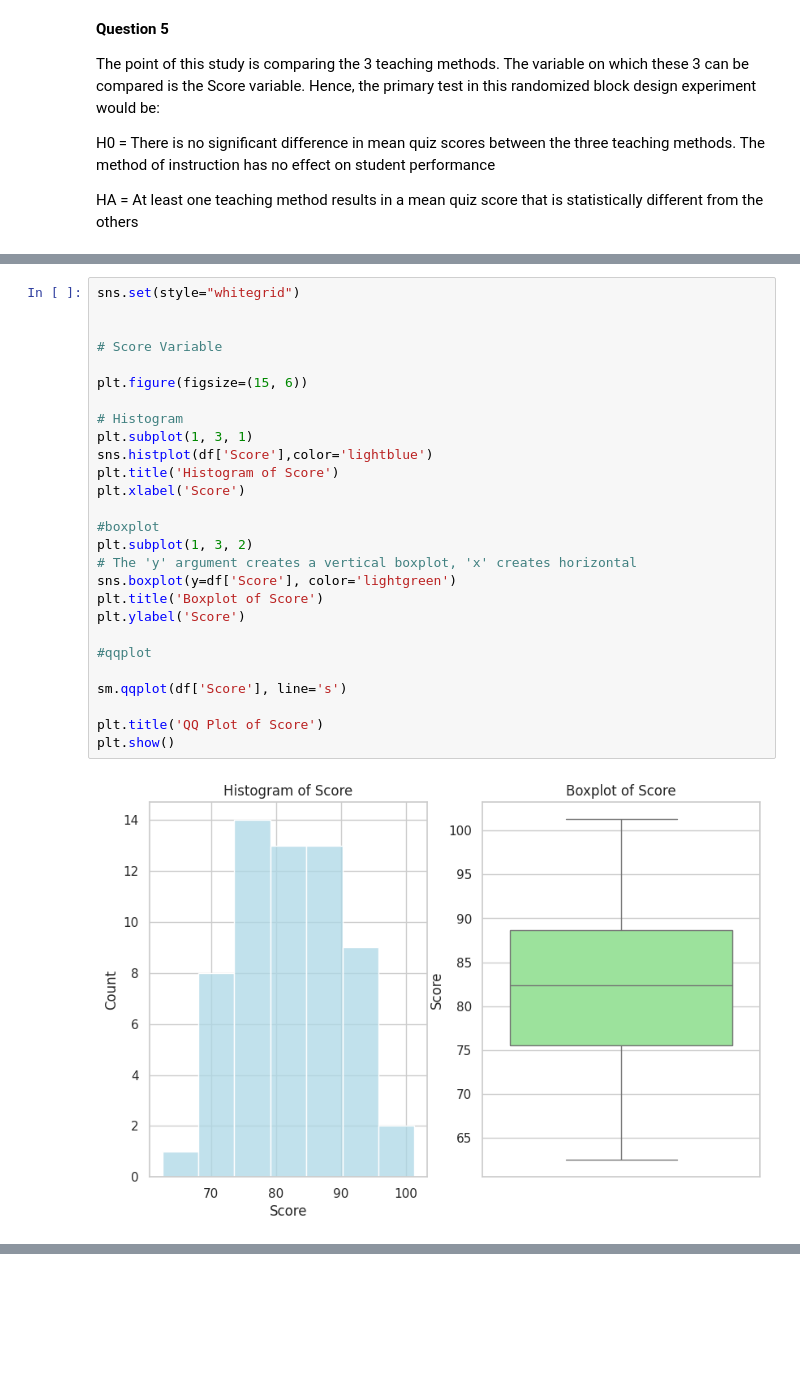
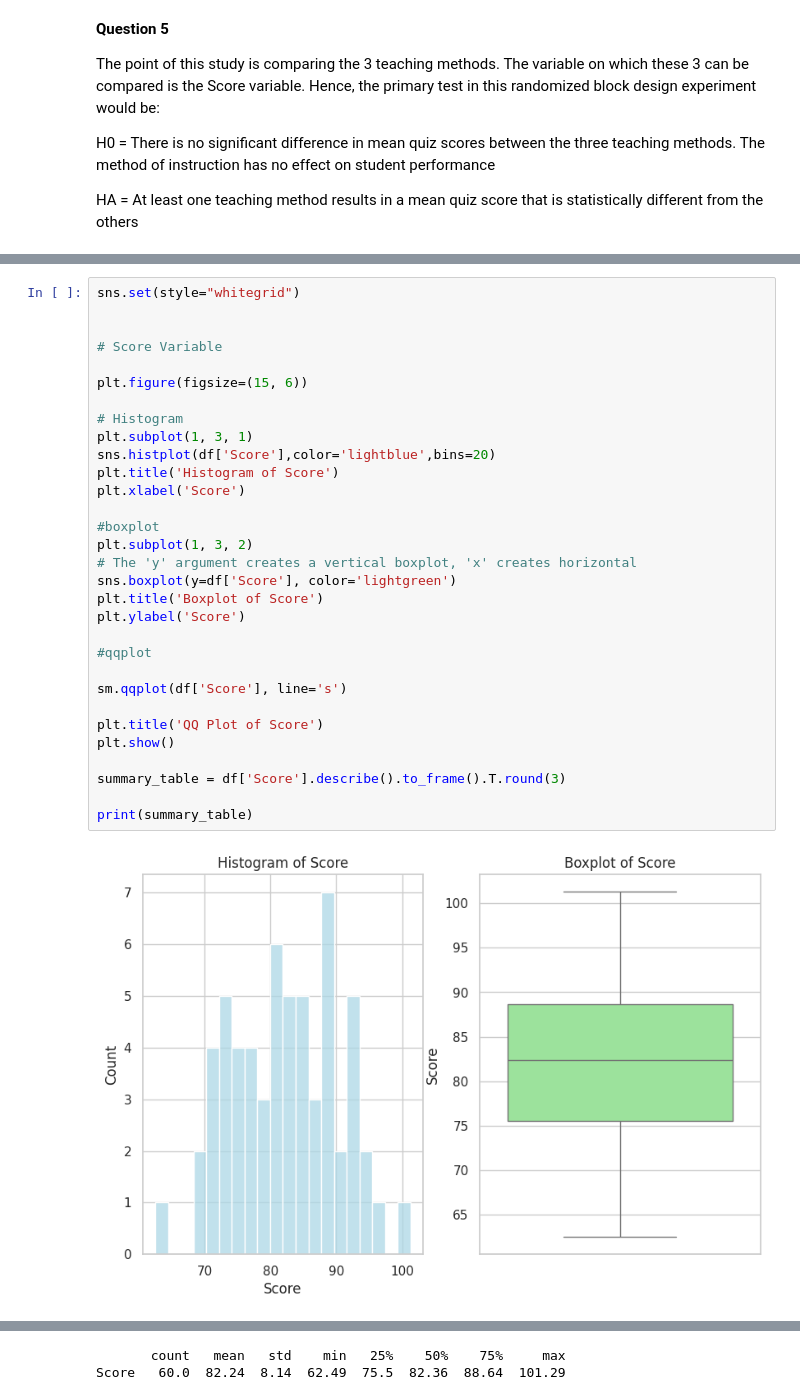
Before and after one commit to Cipher212/STAT-7220-Applied-Experimental-Design, a Jupyter notebook: Assignments/HW2/HW-2.ipynb, the cells around one changed output, grey strips where cells are left out. Saved outputs shown, nothing was run; the diff lists cells and outputs as text; blank space fills up the shorter version.

```diff
--- a/Assignments/HW2/HW-2.ipynb
+++ b/Assignments/HW2/HW-2.ipynb
@@ -197,30 +200,36 @@ HA = At least one teaching method results in a mean quiz score that is statistic
 # %%
 sns.set(style="whitegrid")
 
 
 # Score Variable
 
 plt.figure(figsize=(15, 6))
 
 # Histogram
 plt.subplot(1, 3, 1)
-sns.histplot(df['Score'],color='lightblue')
+sns.histplot(df['Score'],color='lightblue',bins=20)
 plt.title('Histogram of Score')
 plt.xlabel('Score')
 
 #boxplot
 plt.subplot(1, 3, 2)
 # The 'y' argument creates a vertical boxplot, 'x' creates horizontal
 sns.boxplot(y=df['Score'], color='lightgreen')
 plt.title('Boxplot of Score')
 plt.ylabel('Score')
 
 #qqplot
 
 sm.qqplot(df['Score'], line='s')
 
 plt.title('QQ Plot of Score')
 plt.show()
+
+summary_table = df['Score'].describe().to_frame().T.round(3)
+
+print(summary_table)
 # %% [output]
-[figure, old version]
+[figure, new version]
 [figure]
+       count   mean   std    min   25%    50%    75%     max
+Score   60.0  82.24  8.14  62.49  75.5  82.36  88.64  101.29
```
Also changed, not shown: parts of 4 cells of this notebook.
